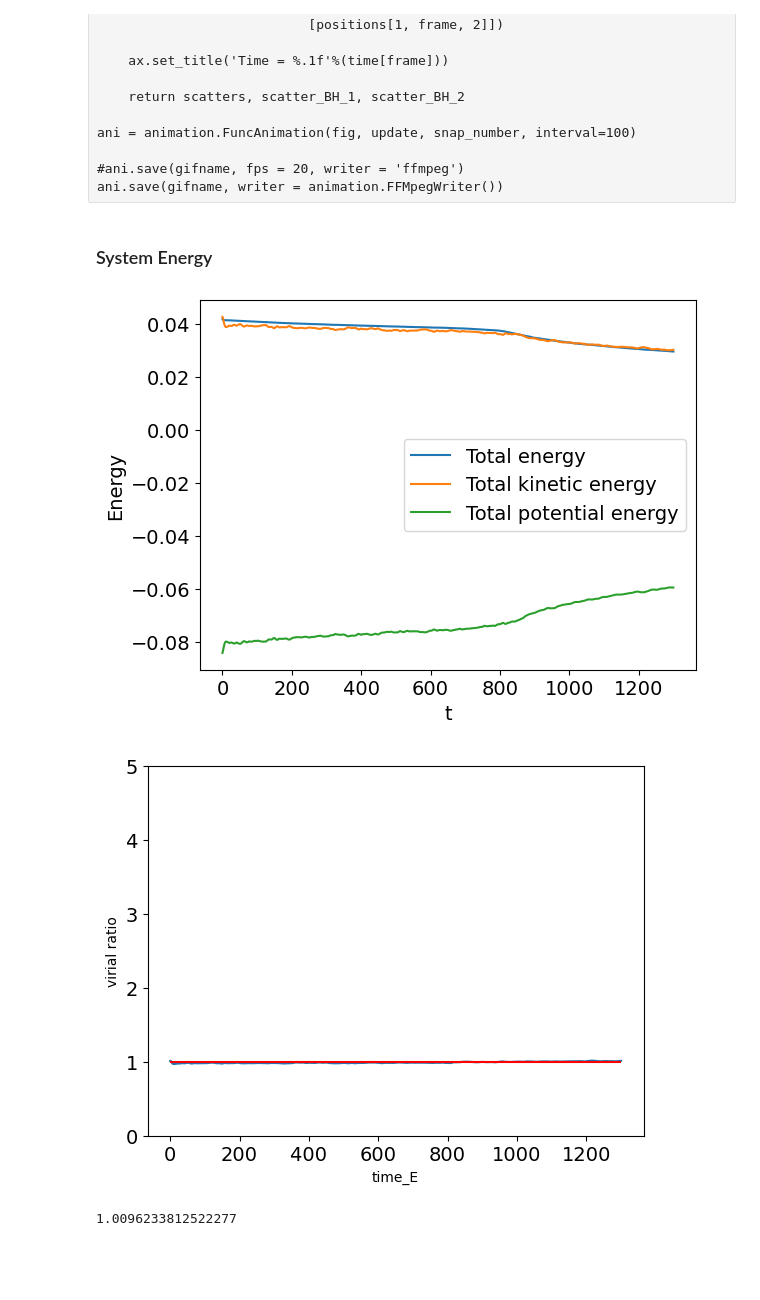
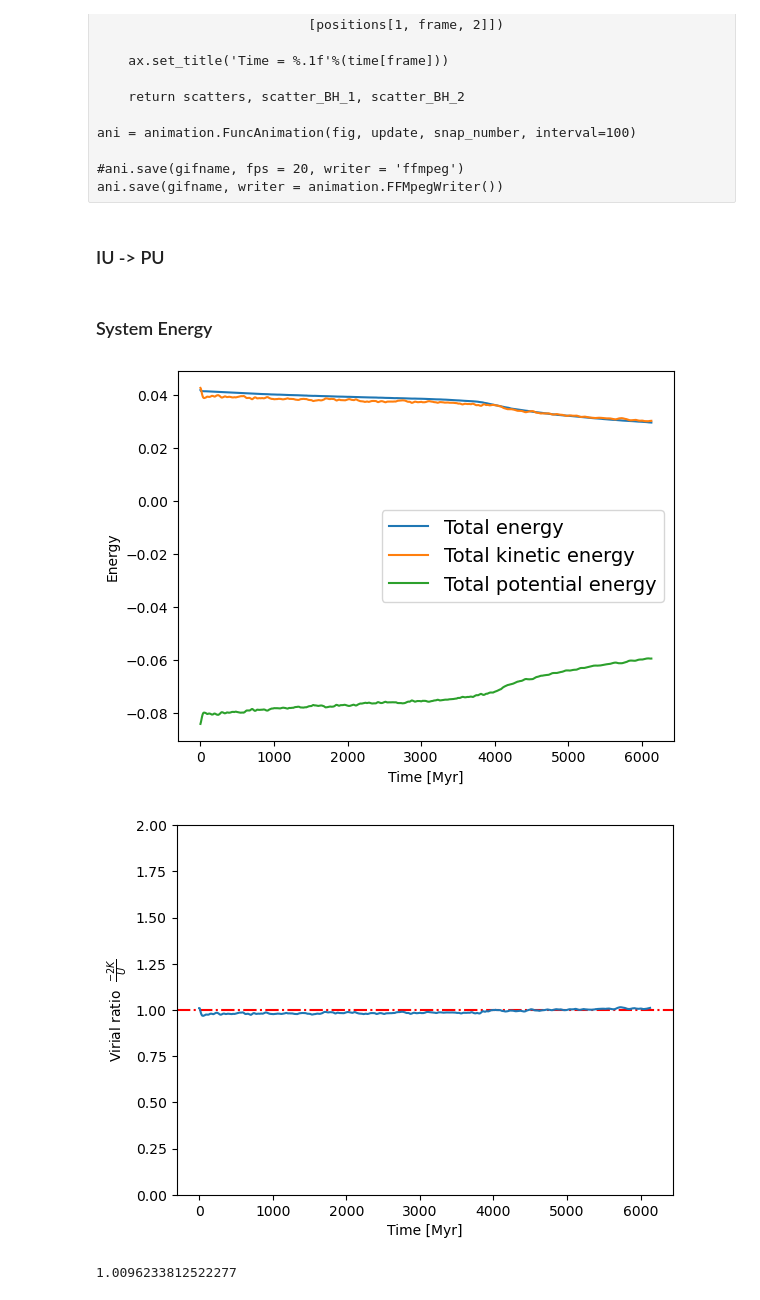
Before and after one commit to lisam10/stellar_systems_dynamics2024, a Jupyter notebook: final_exercise/Plotter.ipynb, the cells around one changed output. Cells and saved outputs as stored; diff of their text form; code cells hidden in the pictures; blank space fills up the shorter version.

```diff
--- a/final_exercise/Plotter.ipynb
+++ b/final_exercise/Plotter.ipynb
@@ -141,18 +141,3 @@ def parallel_parse(filename, max_workers=4):
     velocities = velocities.transpose(1, 0, 2)
 
     return N, D, len(results), times, positions, velocities
-# %%
-n_particles, init_t, mass, init_p, init_v = input_opening(inputname)
-
-if input_plot:
-    fig = plt.figure()
-    if (two_dim == True):
-        ax = fig.add_subplot()
-        for i in range(n_particles): ax.scatter(init_p[i][0], init_p[i][1], color = 'b')
-        ax.set(xlabel = 'x', ylabel = 'y', title = str(n_particles) + ' particles')
-    else:
-        ax = fig.add_subplot(projection='3d')
-        for i in range(n_particles): ax.scatter(init_p[i][0], init_p[i][1], init_p[i][2], color = 'b', s = 1)
-        ax.set(xlabel = 'x', ylabel = 'y', zlabel = 'z', title = str(n_particles) + ' particles')
-
-    plt.show()
@@ -294,3 +281,5 @@ ani = animation.FuncAnimation(fig, update, snap_number, interval=100)
 
 #ani.save(gifname, fps = 20, writer = 'ffmpeg')
 ani.save(gifname, writer = animation.FFMpegWriter())
+# %% [markdown]
+### IU -> PU
@@ -325,33 +322,30 @@ def GetEnergy(filename, N):
 time_E, E, K, U = GetEnergy(logname, n_particles)
 # %%
 #plot of the energy
-
+time_E = np.array(time_E) * MYR_PER_IU
 plt.plot(time_E, E, label="Total energy")
 plt.plot(time_E, K, label="Total kinetic energy")
 plt.plot(time_E, U, label="Total potential energy")
-plt.xlabel("t", fontsize = 14)
-plt.ylabel("Energy", fontsize = 14)
-plt.xticks(fontsize=14)
-plt.yticks(fontsize=14)
+plt.xlabel("Time [Myr]")
+plt.ylabel("Energy")
 plt.legend(fontsize=14)
 plt.show()
 # %% [output]
-[figure, old version]
+[figure, new version]
 # %%
 virial_ratio = []
 for t in range(len(time_E)):
     virial_ratio.append(2 * K[t] / ( - U[t]))
 
+
+plt.axhline(1.0, color = 'r', linestyle = '-.')
 plt.plot(time_E, virial_ratio)
-plt.hlines(1.0, 0, max(time_E), color = 'r')
-plt.xticks(fontsize=14)
-plt.yticks(fontsize=14)
-plt.xlabel('time_E')
-plt.ylabel('virial ratio')
-plt.ylim(0, 5)
+plt.xlabel('Time [Myr]')
+plt.ylabel(r'Virial ratio $\,\, \frac{- 2K}{U}$')
+plt.ylim(0, 2)
 plt.show()
 # %% [output]
-[figure, old version]
+[figure, new version]
 # %%
 print(2 * K[0] / np.abs(U[0]))
 # %% [output]
```
Also changed, not shown: parts of 10 cells of this notebook.
